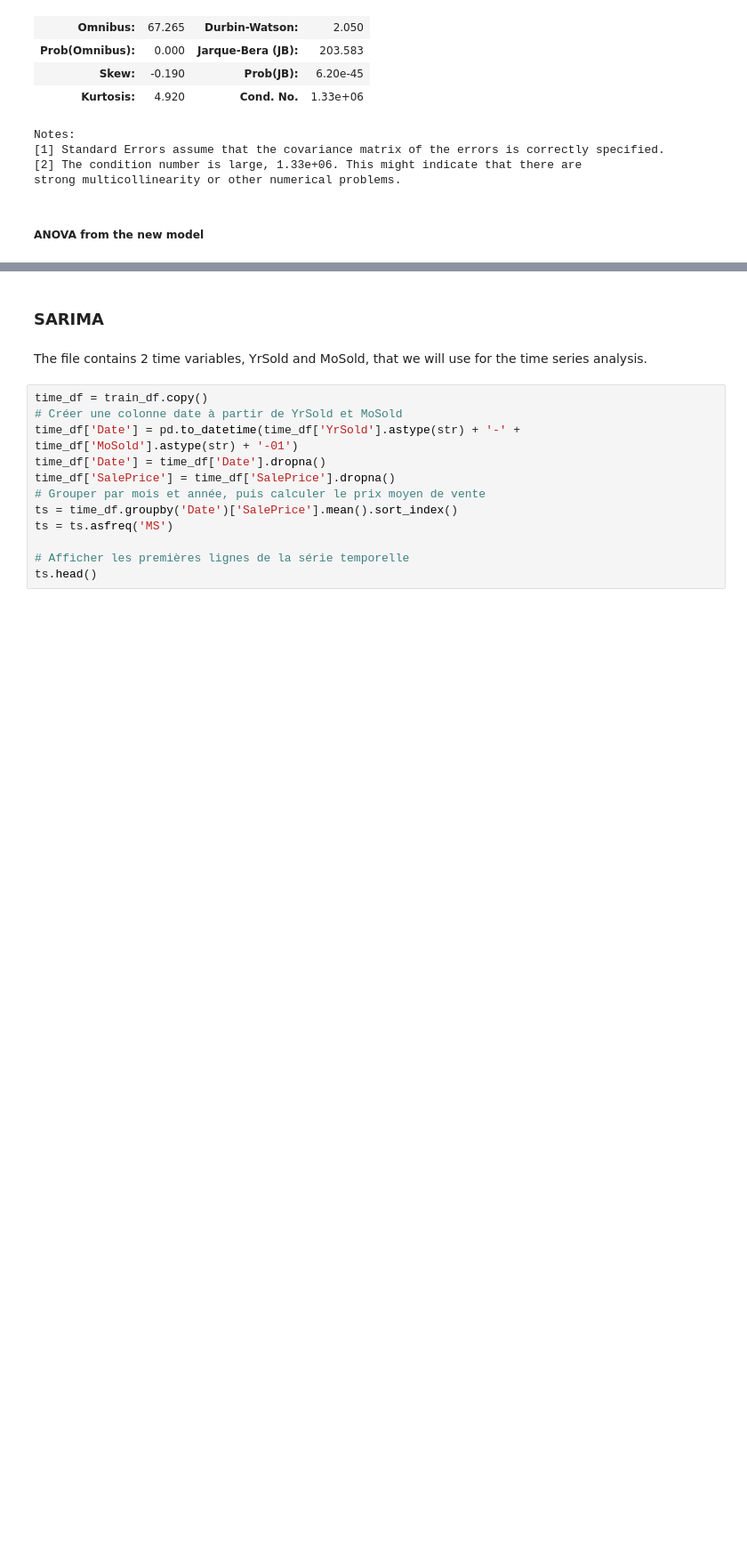
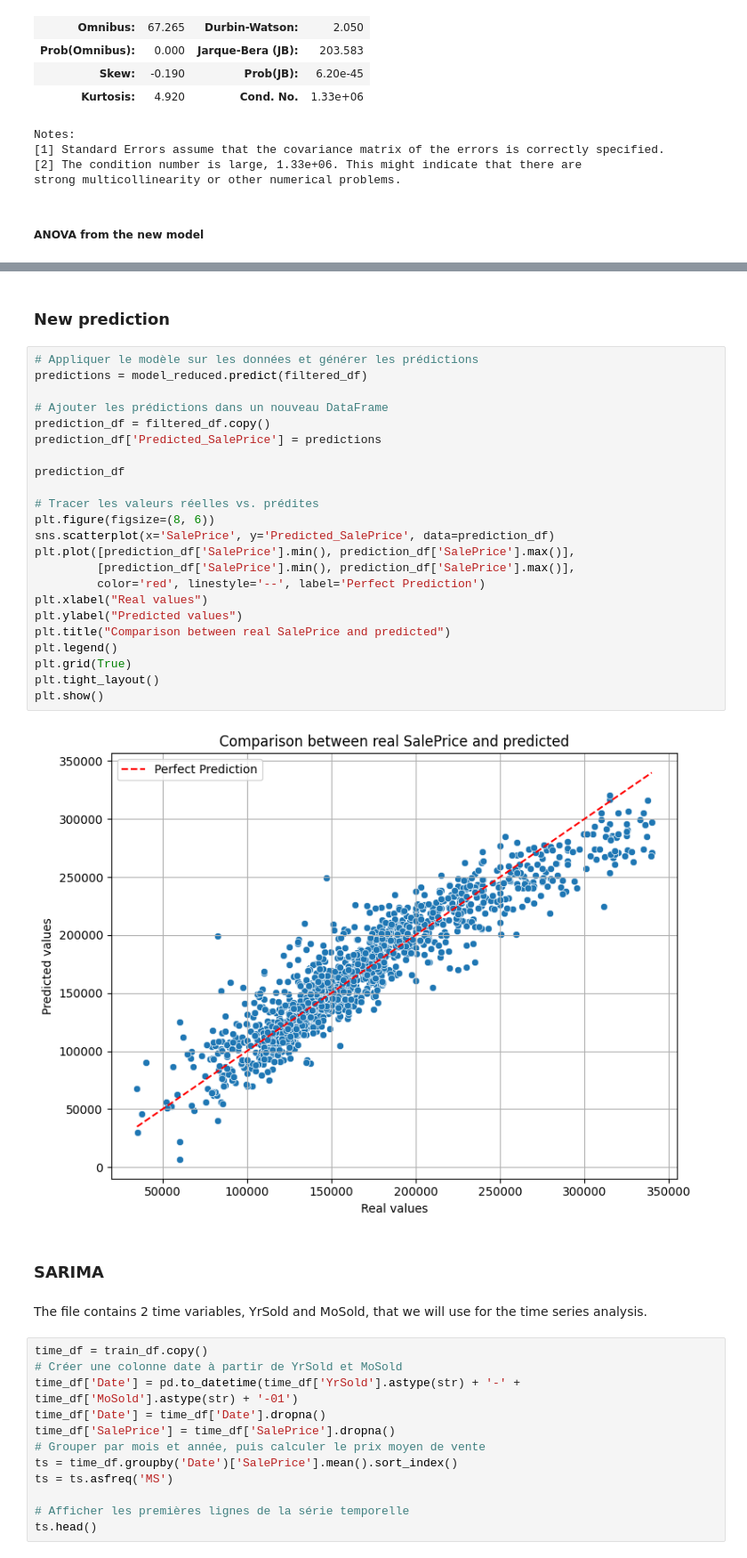
Before and after one commit to decimoplays/CStat-Project, a Jupyter notebook: cstat-project.ipynb, the cells around one changed output, grey strips where cells are left out. Shown at 89% size. Cells and saved outputs as stored; diff of their text form; blank space fills up the shorter version.

```diff
--- a/cstat-project.ipynb
+++ b/cstat-project.ipynb
@@ -760,3 +763,30 @@ anova_full
+# %% [markdown]
+### New prediction
+# %%
+# Appliquer le modèle sur les données et générer les prédictions
+predictions = model_reduced.predict(filtered_df)
+
+# Ajouter les prédictions dans un nouveau DataFrame
+prediction_df = filtered_df.copy()
+prediction_df['Predicted_SalePrice'] = predictions
+
+prediction_df
+
+# Tracer les valeurs réelles vs. prédites
+plt.figure(figsize=(8, 6))
+sns.scatterplot(x='SalePrice', y='Predicted_SalePrice', data=prediction_df)
+plt.plot([prediction_df['SalePrice'].min(), prediction_df['SalePrice'].max()],
+         [prediction_df['SalePrice'].min(), prediction_df['SalePrice'].max()],
+         color='red', linestyle='--', label='Perfect Prediction')
+plt.xlabel("Real values")
+plt.ylabel("Predicted values")
+plt.title("Comparison between real SalePrice and predicted")
+plt.legend()
+plt.grid(True)
+plt.tight_layout()
+plt.show()
+# %% [output]
+[figure, added]
 # %% [markdown]
 ### SARIMA
 # %% [markdown]
```
Also changed, not shown: parts of 6 cells of this notebook.
